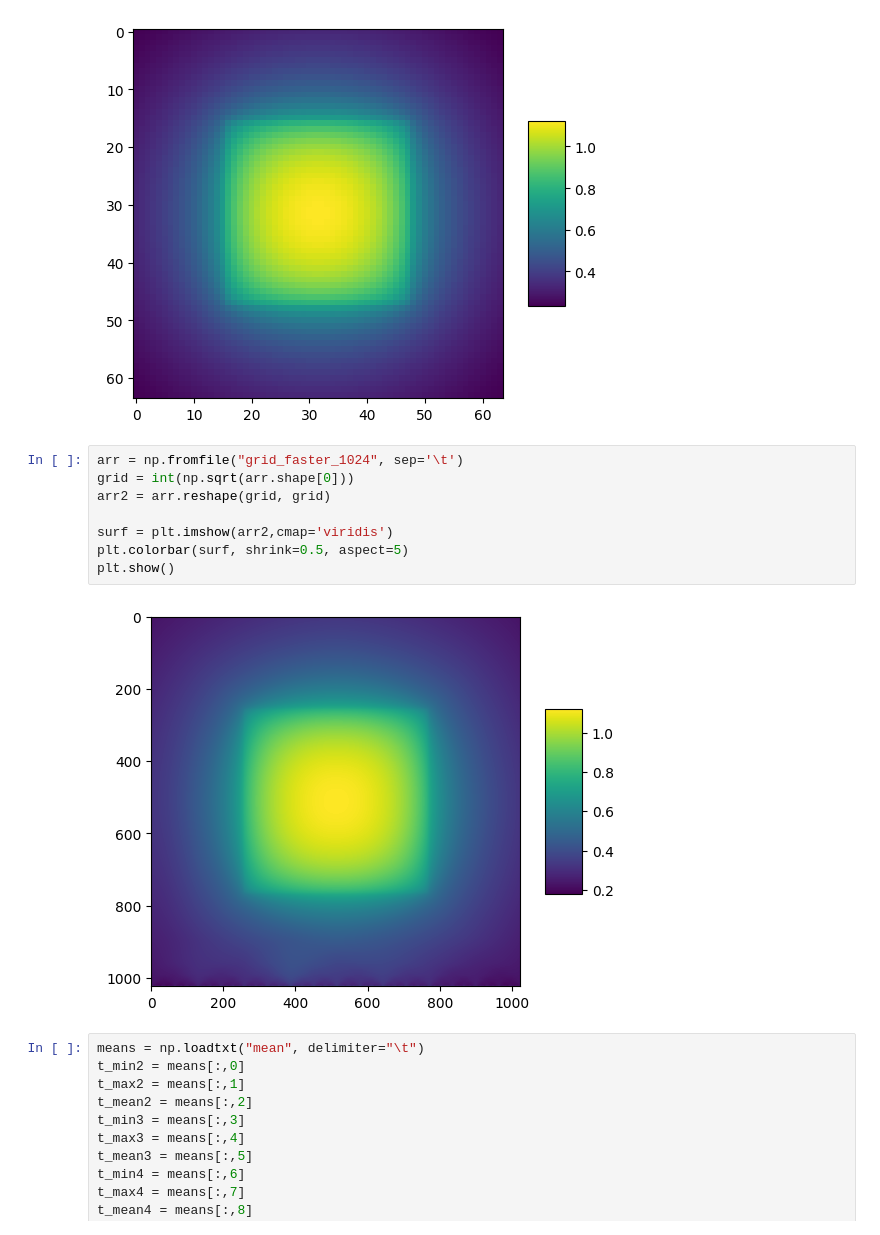
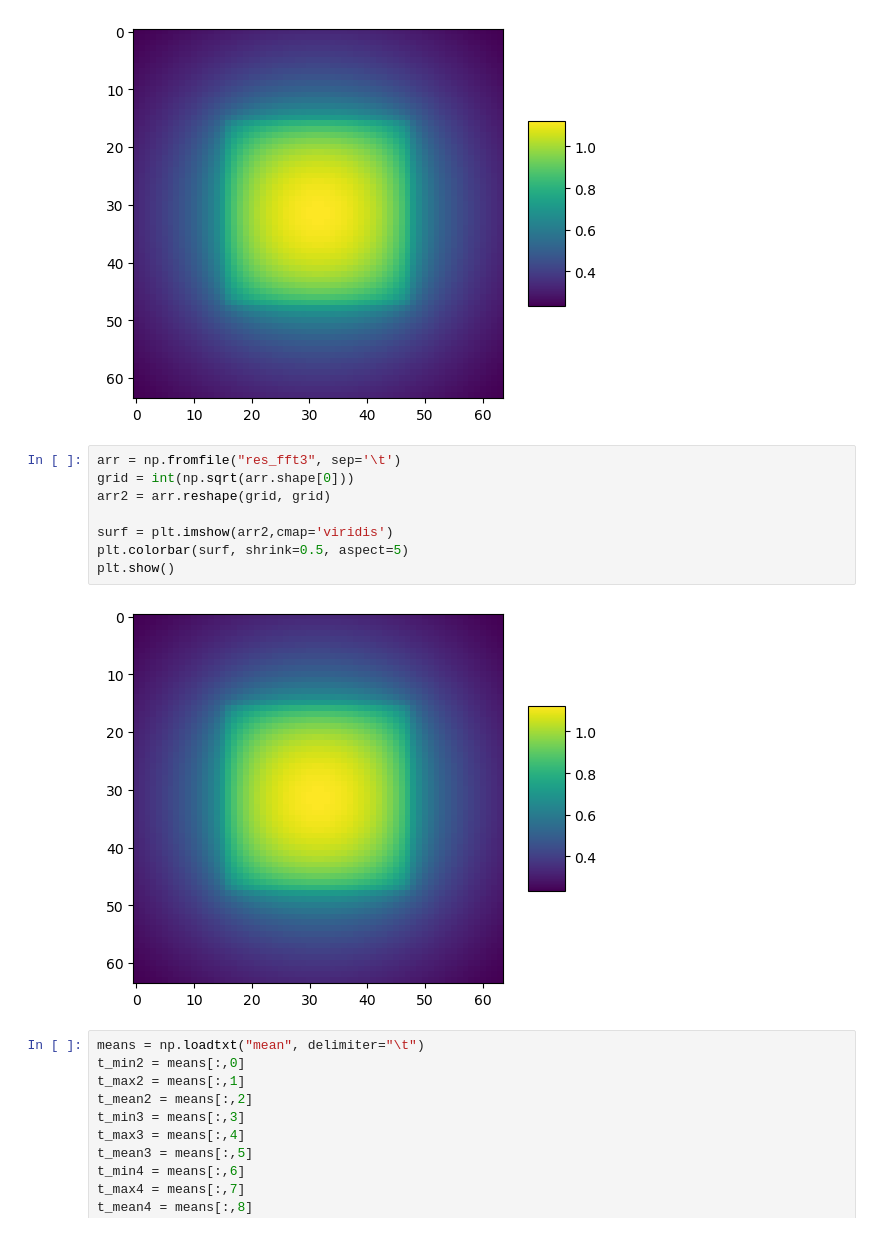
Before and after one commit to SickSmile1/naive-fft-mlms, a Jupyter notebook: results/plotResults.ipynb, the cells around one changed output. Cells and saved outputs as stored; diff of their text form.

```diff
--- a/results/plotResults.ipynb
+++ b/results/plotResults.ipynb
@@ -52,15 +54,15 @@ plt.show()
 # %% [output]
 [figure]
 # %%
-arr = np.fromfile("grid_faster_1024", sep='\t')
+arr = np.fromfile("res_fft3", sep='\t')
 grid = int(np.sqrt(arr.shape[0]))
 arr2 = arr.reshape(grid, grid)
 
 surf = plt.imshow(arr2,cmap='viridis')
 plt.colorbar(surf, shrink=0.5, aspect=5)
 plt.show()
 # %% [output]
-[figure, old version]
+[figure, new version]
 # %%
 means = np.loadtxt("mean", delimiter="\t")
 t_min2 = means[:,0]
```
Also changed, not shown: parts of 6 cells of this notebook, 22 other files.
